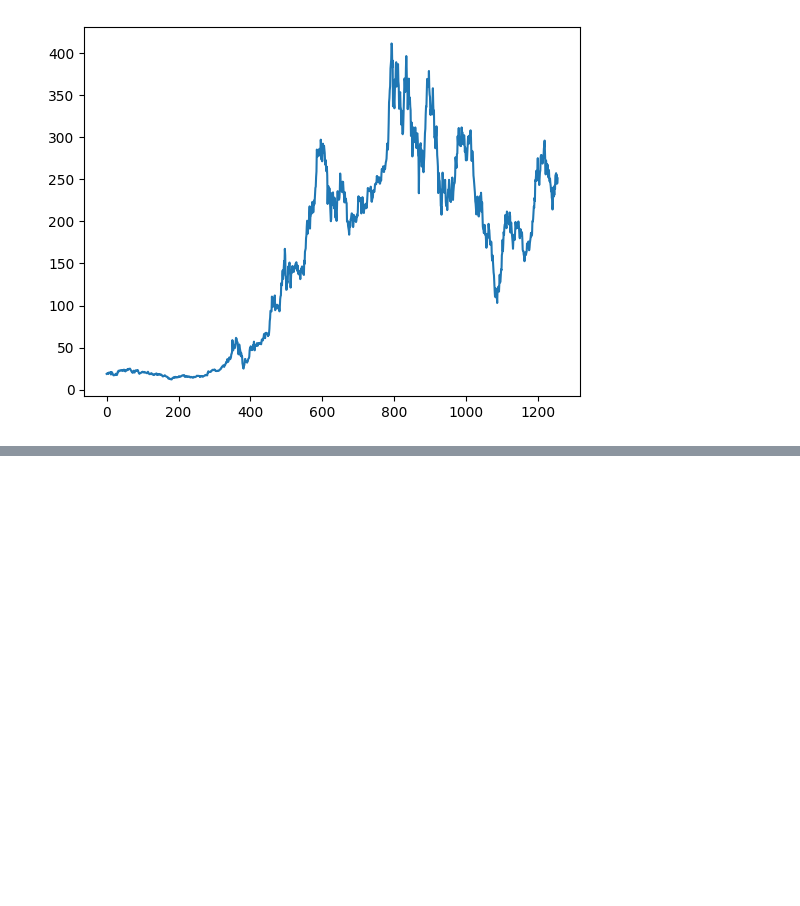
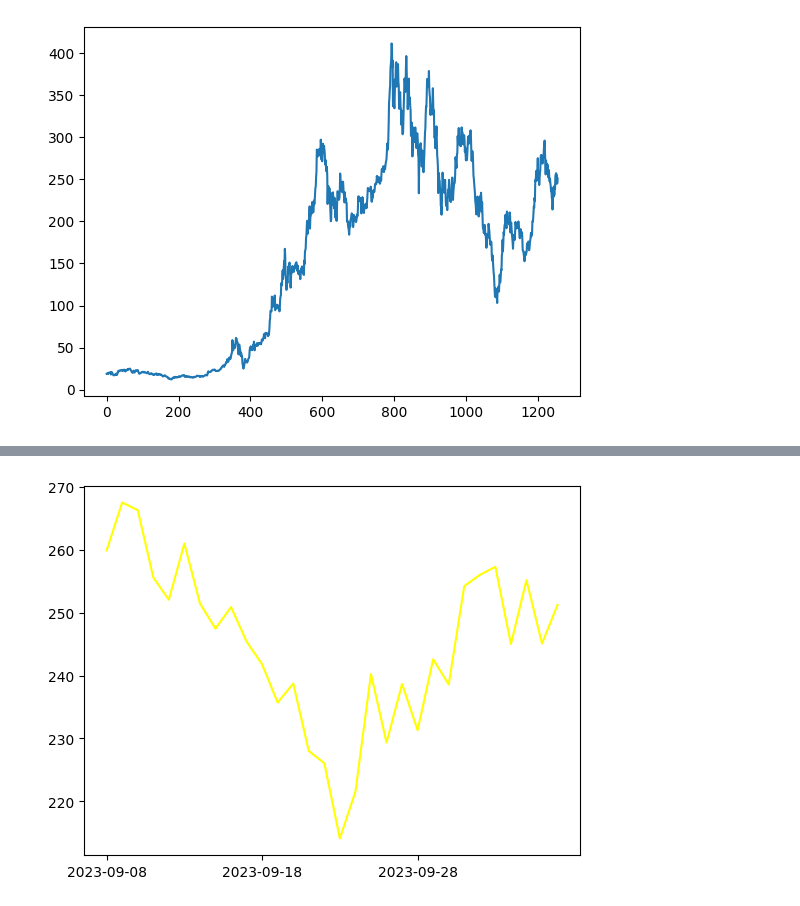
Before and after one commit to Ashkabsha/TimeSeries, a Jupyter notebook: lstm2.ipynb, the cells around one changed output, grey strips where cells are left out. Cells and saved outputs as stored; diff of their text form; code cells hidden in the pictures; blank space fills up the shorter version.

```diff
--- a/lstm2.ipynb
+++ b/lstm2.ipynb
@@ -206,0 +196,13 @@ array([[254.71523]], dtype=float32)
+# %%
+test2=testing.copy()
+for i in range(f_size):
+  X=test2[-w_size:]
+  X=X.reshape(w_size,1)
+  X=sc.fit_transform(X)
+
+  X=np.reshape(X,(1,w_size,1))
+
+  close=algo.predict(X)
+  y=sc.inverse_transform(close)
+
+  np.append(test2, y)
@@ -206,0 +227,14 @@ array([[254.71523]], dtype=float32)
+# %%
+from datetime import datetime, timedelta
+x=df.loc[-1:, 'Date']
+day=x[len(x)-1]
+date_obj = datetime.strptime(day, '%Y-%m-%d')
+start_date = date_obj
+date_list = [(start_date + timedelta(days=i)).strftime('%Y-%m-%d') for i in range(f_size)]
+# %%
+forcasted_data=test2[-f_size:]
+plt.plot(date_list,forcasted_data,color='yellow', label="Future data")
+plt.xticks(np.arange(0,len(forcasted_data),10))
+plt.show()
+# %% [output]
+[figure, added]
```
Also changed, not shown: parts of 42 cells of this notebook.
